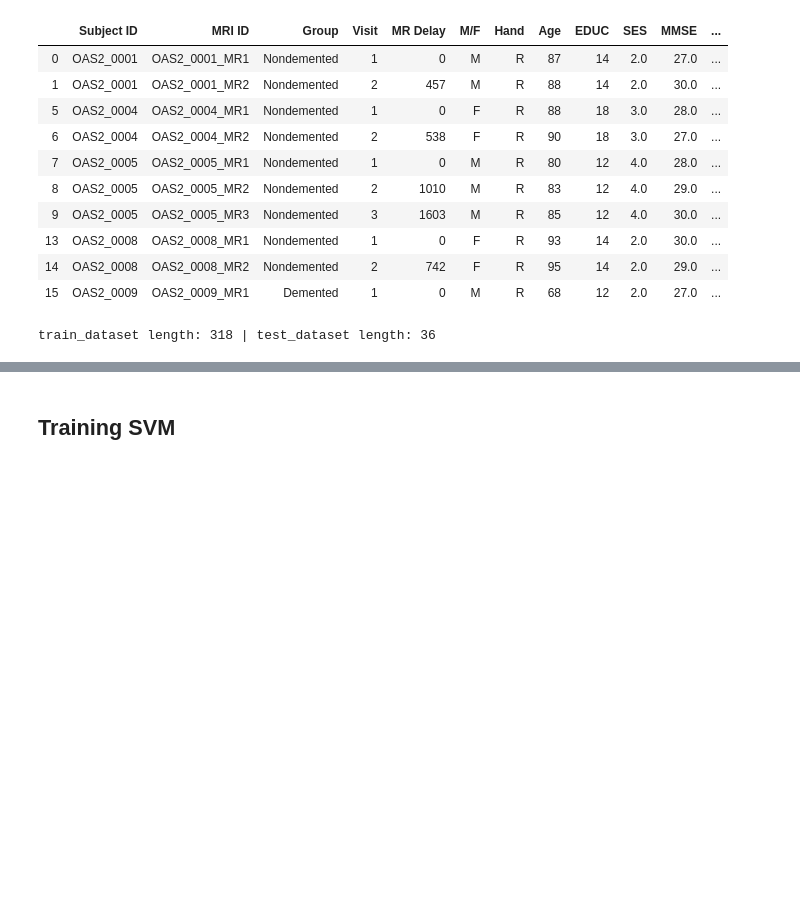
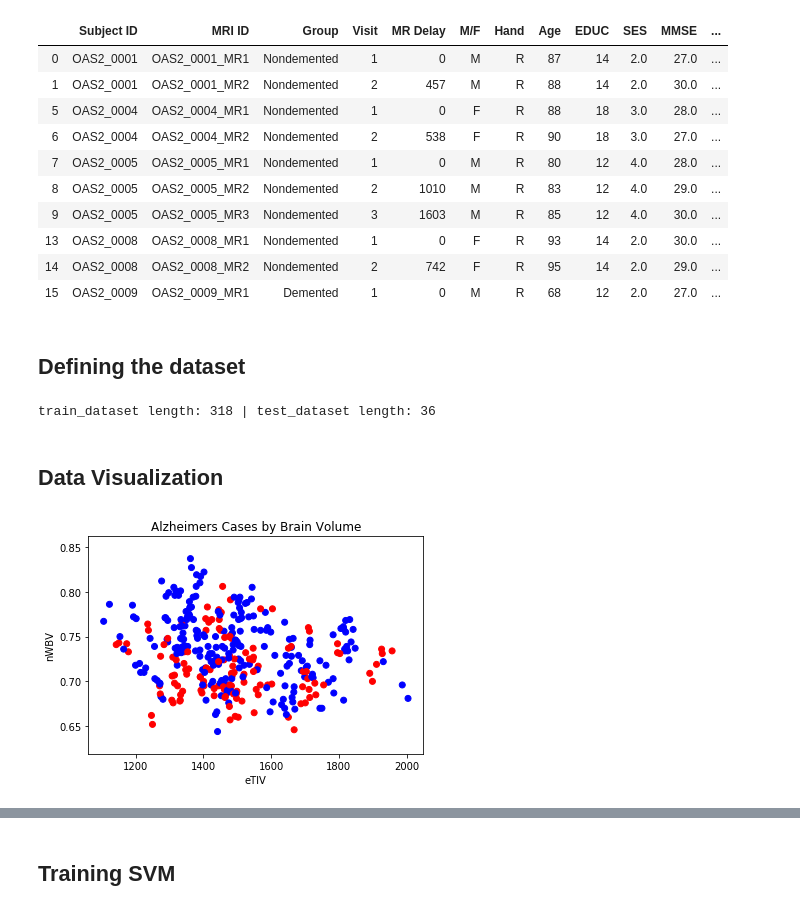
Before and after one commit to zainbaq/medical_ml, a Jupyter notebook: alzheimers/detect_alzheimers.ipynb, the cells around one changed output, grey strips where cells are left out. Cells and saved outputs as stored; diff of their text form; code cells hidden in the pictures; blank space fills up the shorter version.

Commit message:
added data visualization and information on the datset

```diff
--- a/alzheimers/detect_alzheimers.ipynb
+++ b/alzheimers/detect_alzheimers.ipynb
@@ -20,6 +31,8 @@ df.head(10)
 | 13 | OAS2_0008 | OAS2_0008_MR1 | Nondemented | 1 | 0 | F | R | 93 | 14 | 2.0 | 30.0 | ... |
 | 14 | OAS2_0008 | OAS2_0008_MR2 | Nondemented | 2 | 742 | F | R | 95 | 14 | 2.0 | 29.0 | ... |
 | 15 | OAS2_0009 | OAS2_0009_MR1 | Demented | 1 | 0 | M | R | 68 | 12 | 2.0 | 27.0 | ... |
+# %% [markdown]
+## Defining the dataset
 # %%
 # Dataset Definition
 from torch.utils.data import Dataset, DataLoader
@@ -54,3 +67,30 @@ print("train_dataset length: {0} | test_dataset length: {1}".format(len(train_da
                                                                  len(test_dataset)))
 # %% [output]
 train_dataset length: 318 | test_dataset length: 36
+# %% [markdown]
+## Data Visualization
+# %%
+c_list = []
+for label in alzh_data.df.Group:
+    if label == 1:
+        c_list.append('r')
+    else:
+        c_list.append('b')
+
+def scatter(df, title, x, y, c):
+    fig, ax = plt.subplots()
+    ax.scatter(df[x], df[y], c=c)
+    ax.set_title(title)
+    ax.set_xlabel(x)
+    ax.set_ylabel(y)
+
+    plt.show()
+# plt.scatter(alzh_data.df.eTIV, alzh_data.df.nWBV, \
+#            c = c_list)
+# plt.title('Alzheimers Cases by Brain Volume')
+
+scatter(alzh_data.df, \
+        "Alzheimers Cases by Brain Volume", \
+        "eTIV", "nWBV", c_list)
+# %% [output]
+[figure, added]
```
Also changed, not shown: parts of 6 cells of this notebook.
